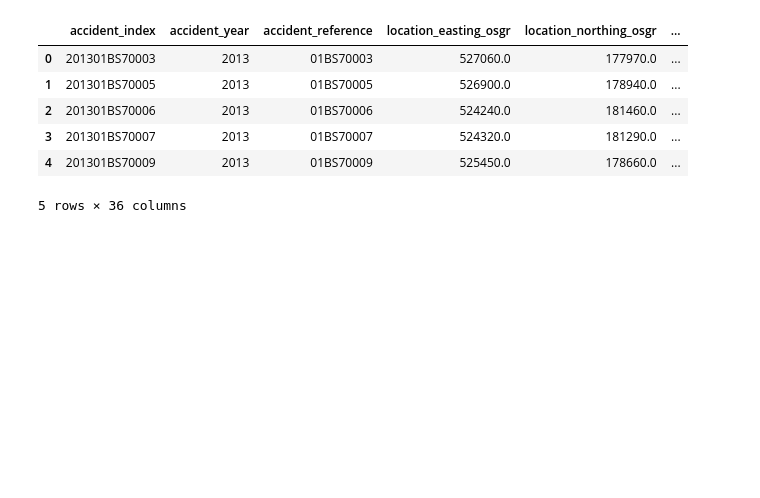
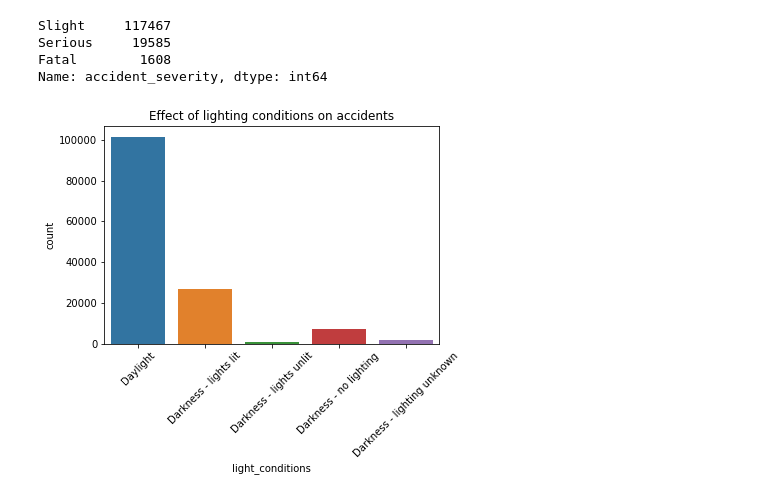
Before and after one commit to allaaamr/DataEngineering, a Jupyter notebook: main.ipynb, the cells around one changed output. Saved outputs shown, nothing was run; the diff lists cells and outputs as text; code cells hidden in the pictures; blank space fills up the shorter version.

```diff
--- a/main.ipynb
+++ b/main.ipynb
@@ -6,12 +6,18 @@ import numpy as np
 from matplotlib.ticker import PercentFormatter
 # %%
 df = pd.read_csv("2013_Accidents_UK.csv")
-df.head()
-# %% [output]
-|  | accident_index | accident_year | accident_reference | location_easting_osgr | location_northing_osgr | ... |
-| 0 | 201301BS70003 | 2013 | 01BS70003 | 527060.0 | 177970.0 | ... |
-| 1 | 201301BS70005 | 2013 | 01BS70005 | 526900.0 | 178940.0 | ... |
-| 2 | 201301BS70006 | 2013 | 01BS70006 | 524240.0 | 181460.0 | ... |
-| 3 | 201301BS70007 | 2013 | 01BS70007 | 524320.0 | 181290.0 | ... |
-| 4 | 201301BS70009 | 2013 | 01BS70009 | 525450.0 | 178660.0 | ... |
-5 rows × 36 columns
+# %%
+df['accident_severity'].value_counts()
+# %% [output]
+Slight     117467
+Serious     19585
+Fatal        1608
+Name: accident_severity, dtype: int64
+# %%
+# To what extent does the light conditions effect the number of accidents
+sns.countplot('light_conditions', data =df )
+plt.title('Effect of lighting conditions on accidents')
+plt.xticks(rotation=45)
+plt.show()
+# %% [output]
+[figure, added]
```
Also changed, not shown: parts of 12 cells of this notebook.
